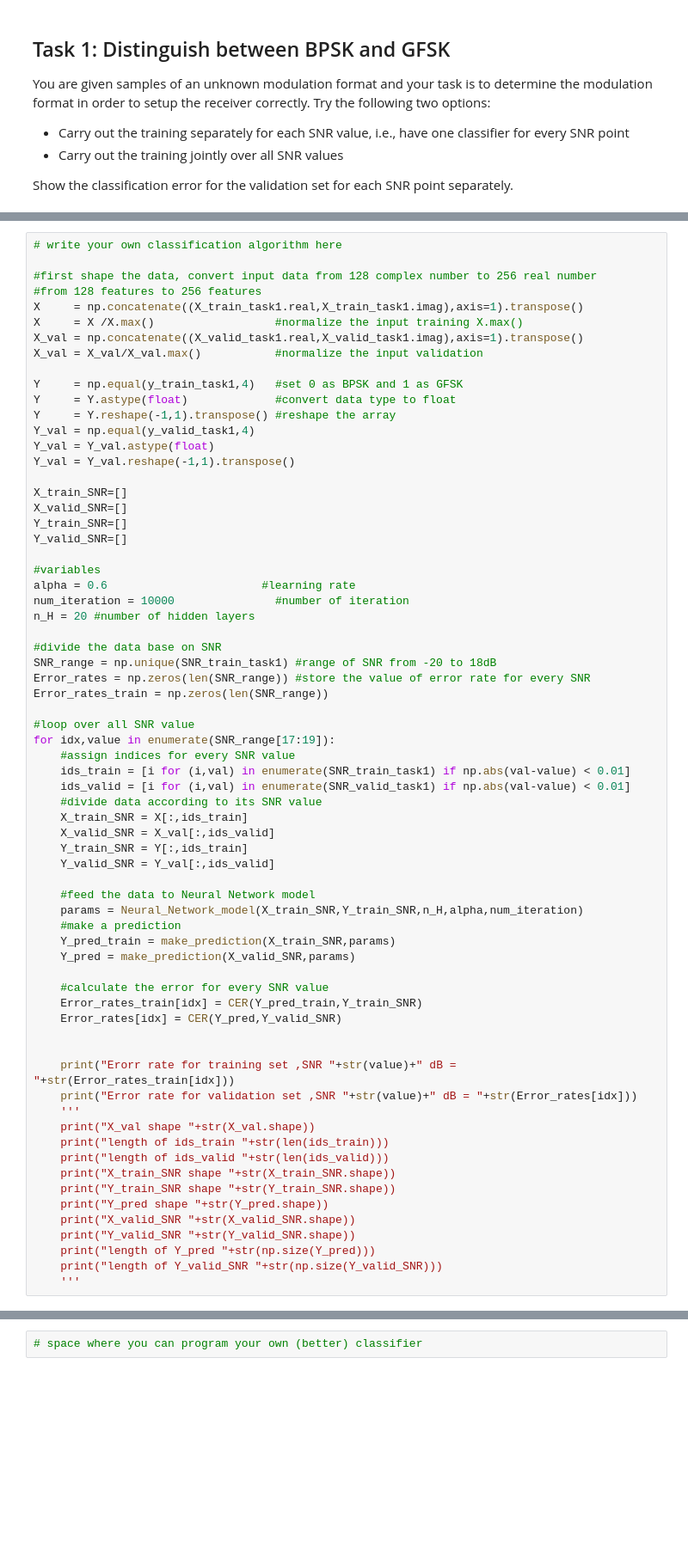
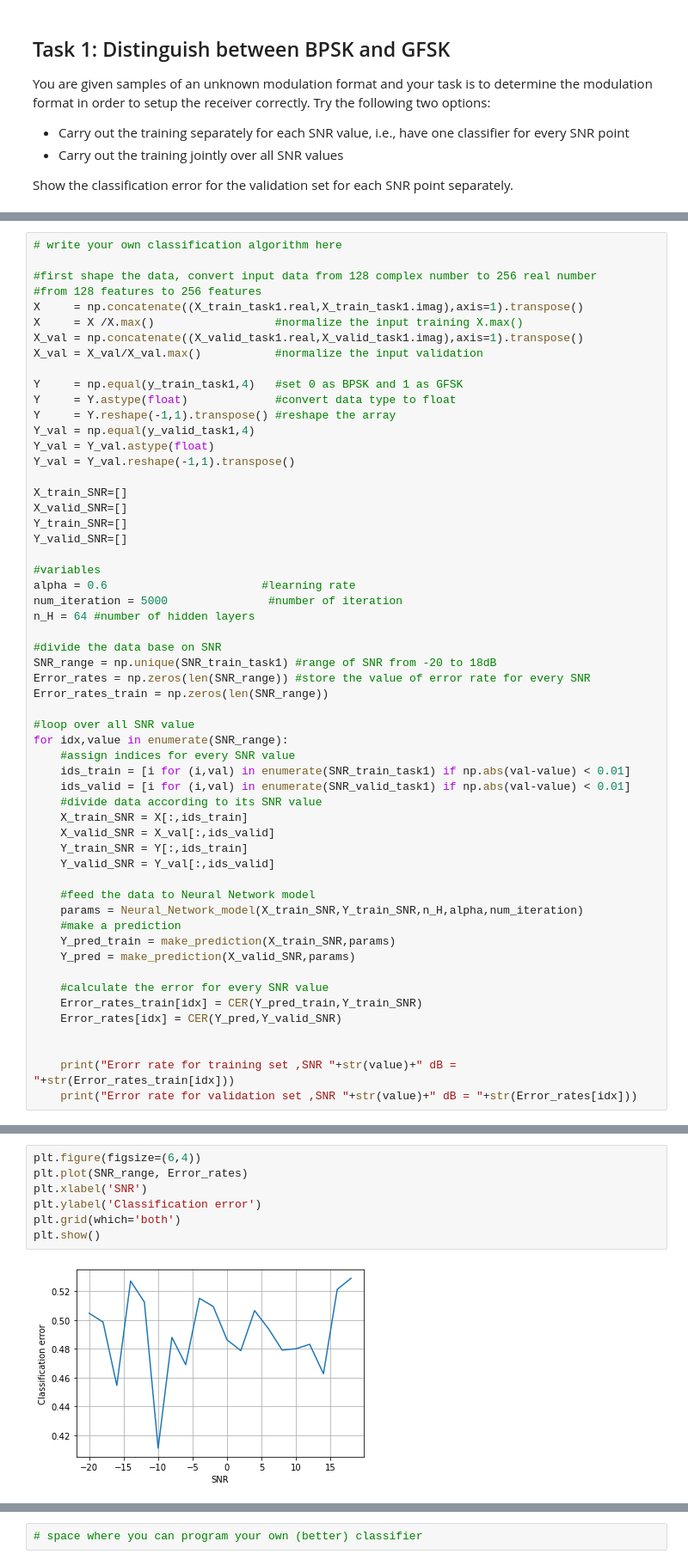
Before and after one commit to aravsi77/modulation_classification, a Jupyter notebook: Modulation_classification_v3.ipynb, the cells around one changed output, grey strips where cells are left out. Shown at 86% size. Drawn from its saved outputs; the diff is of its cells as text; blank space fills up the shorter version.

```diff
--- a/Modulation_classification_v3.ipynb
+++ b/Modulation_classification_v3.ipynb
@@ -98,8 +99,8 @@ Y_valid_SNR=[]
 
 #variables
 alpha = 0.6                       #learning rate
-num_iteration = 10000               #number of iteration
-n_H = 20 #number of hidden layers
+num_iteration = 5000               #number of iteration
+n_H = 64 #number of hidden layers
 
 #divide the data base on SNR
 SNR_range = np.unique(SNR_train_task1) #range of SNR from -20 to 18dB
@@ -107,7 +108,7 @@ Error_rates = np.zeros(len(SNR_range)) #store the value of error rate for every
 Error_rates_train = np.zeros(len(SNR_range))
 
 #loop over all SNR value
-for idx,value in enumerate(SNR_range[17:19]):
+for idx,value in enumerate(SNR_range):
     #assign indices for every SNR value
     ids_train = [i for (i,val) in enumerate(SNR_train_task1) if np.abs(val-value) < 0.01]
     ids_valid = [i for (i,val) in enumerate(SNR_valid_task1) if np.abs(val-value) < 0.01]
@@ -130,16 +131,4 @@ for idx,value in enumerate(SNR_range[17:19]):
 
     print("Erorr rate for training set ,SNR "+str(value)+" dB = "+str(Error_rates_train[idx]))
     print("Error rate for validation set ,SNR "+str(value)+" dB = "+str(Error_rates[idx]))
-    '''
-    print("X_val shape "+str(X_val.shape))
-    print("length of ids_train "+str(len(ids_train)))
-    print("length of ids_valid "+str(len(ids_valid)))
-    print("X_train_SNR shape "+str(X_train_SNR.shape))
-    print("Y_train_SNR shape "+str(Y_train_SNR.shape))
-    print("Y_pred shape "+str(Y_pred.shape))
-    print("X_valid_SNR "+str(X_valid_SNR.shape))
-    print("Y_valid_SNR "+str(Y_valid_SNR.shape))
-    print("length of Y_pred "+str(np.size(Y_pred)))
-    print("length of Y_valid_SNR "+str(np.size(Y_valid_SNR)))
-    '''
 # %% [output]
@@ -163,3 +154,12 @@ Error rate for validation set ,SNR 16 dB = 0.48534201954397393
+# %%
+plt.figure(figsize=(6,4))
+plt.plot(SNR_range, Error_rates)
+plt.xlabel('SNR')
+plt.ylabel('Classification error')
+plt.grid(which='both')
+plt.show()
+# %% [output]
+[figure, added]
 # %%
 
 
```
Also changed, not shown: parts of 6 cells of this notebook.
